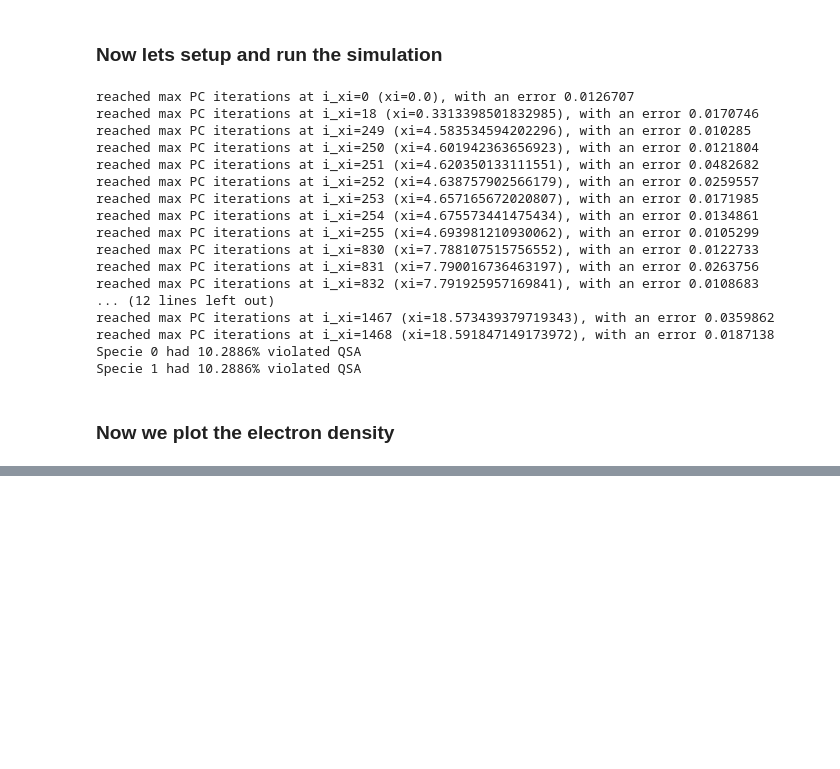
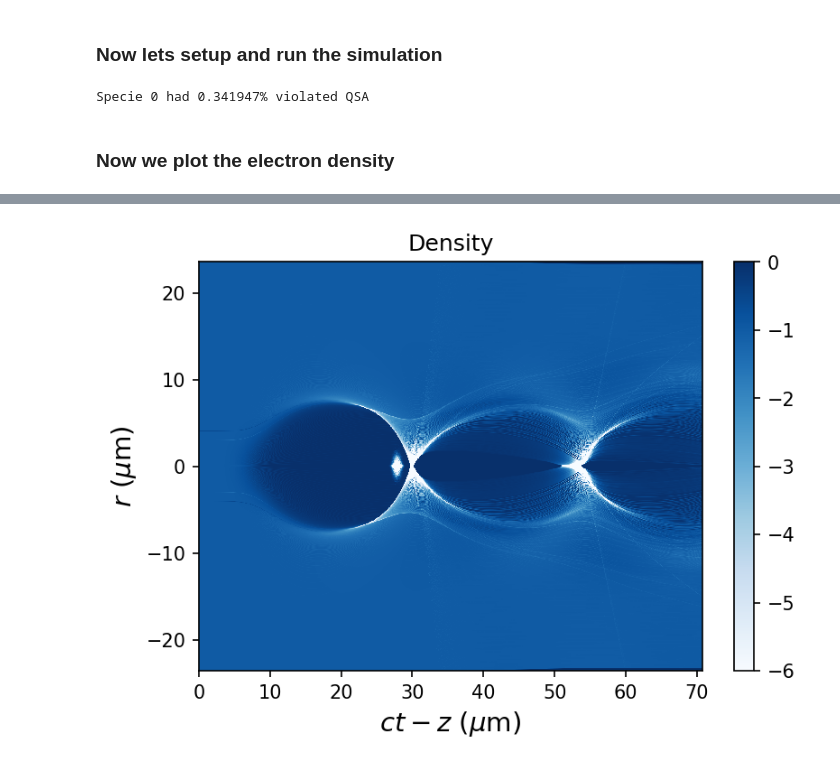
Before and after one commit to viktoriiazakharova/QSA_PWFA, a Jupyter notebook: example/Tutorial_NonlinearRelativisticAccelerationSubCycle.ipynb, the cells around one changed output, grey strips where cells are left out. Drawn from its saved outputs; the diff is of its cells as text; code cells hidden in the pictures; blank space fills up the shorter version.

```diff
--- a/example/Tutorial_NonlinearRelativisticAccelerationSubCycle.ipynb
+++ b/example/Tutorial_NonlinearRelativisticAccelerationSubCycle.ipynb
@@ -85,7 +85,7 @@ plasma = NeutralUniformPlasma(r_grid_user=r_grid_user)
 sim = Simulation(L_xi=L_xi, N_xi=N_xi)
 xi_0_trl = driver_bunch.xi_0 + 2 * np.pi - 1.
 xi1 = xi_0_trl - 6*sigma_Xi_trl
-xi2 = xi_0_trl + 6*sigma_Xi_trl
+xi2 = 8.2 #xi_0_trl + 6*sigma_Xi_trl
 N_xi_hires = N_xi//2
 
 xi_grid = sim.xi.copy()
@@ -116,11 +116,13 @@ sim.add_external_field( driver_bunch )
 sim.diagnostics = [
     FieldDiagnostics( sim, L_r=L_r, N_r=N_r,
                       fields=['Density', ],
-                      xi_step=2 ),
+                      xi_step=1 ),
     FieldDiagnostics( sim, r_grid_user=witness_bunch.r0,
                       fields=['Density', ],
                       xi_step=1, xi_range=[xi1, xi2],
                       species_src=[witness_bunch,] ),
+    SpeciesDiagnostics(sim, plasma,
+                      xi_step=1),
     BunchDiagnostics( sim, witness_bunch,
                       fields=['p_z','p_r'],
                       xi_step=1 )
@@ -128,27 +130,11 @@ sim.diagnostics = [
 
 sim.run_step()
 # %% [output]
-reached max PC iterations at i_xi=0 (xi=0.0), with an error 0.0126707
-reached max PC iterations at i_xi=18 (xi=0.3313398501832985), with an error 0.0170746
-reached max PC iterations at i_xi=249 (xi=4.583534594202296), with an error 0.010285
-reached max PC iterations at i_xi=250 (xi=4.601942363656923), with an error 0.0121804
-reached max PC iterations at i_xi=251 (xi=4.620350133111551), with an error 0.0482682
-reached max PC iterations at i_xi=252 (xi=4.638757902566179), with an error 0.0259557
-reached max PC iterations at i_xi=253 (xi=4.657165672020807), with an error 0.0171985
-reached max PC iterations at i_xi=254 (xi=4.675573441475434), with an error 0.0134861
-reached max PC iterations at i_xi=255 (xi=4.693981210930062), with an error 0.0105299
-reached max PC iterations at i_xi=830 (xi=7.788107515756552), with an error 0.0122733
-reached max PC iterations at i_xi=831 (xi=7.790016736463197), with an error 0.0263756
-reached max PC iterations at i_xi=832 (xi=7.791925957169841), with an error 0.0108683
-... (12 lines left out)
-reached max PC iterations at i_xi=1467 (xi=18.573439379719343), with an error 0.0359862
-reached max PC iterations at i_xi=1468 (xi=18.591847149173972), with an error 0.0187138
-Specie 0 had 10.2886% violated QSA
-Specie 1 had 10.2886% violated QSA
+Specie 0 had 0.341947% violated QSA
 # %% [markdown]
 ### Now we plot the electron density
 # %%
-diag = sim.diagnostics[1]
+diag = sim.diagnostics[0]
 ext = np.array([ diag.xi.min(),
                  diag.xi.max(),
                 -diag.grid.rmax,
@@ -162,7 +148,7 @@ for fld in diag.fields:
 
         plt.figure(dpi=150)
 
-        vmin = -26
+        vmin = -6
         plt.pcolormesh(diag.xi * k_p_inv* 1e6,
                        r_grid * k_p_inv * 1e6,
                        val_ext.T,
@@ -182,3 +166,4 @@ for fld in diag.fields:
+[figure, added]
 # %%
 dr_trl = 2 * dr
 diag = sim.diagnostics[-1]
```
Also changed, not shown: parts of 4 cells of this notebook, 2 other files.
